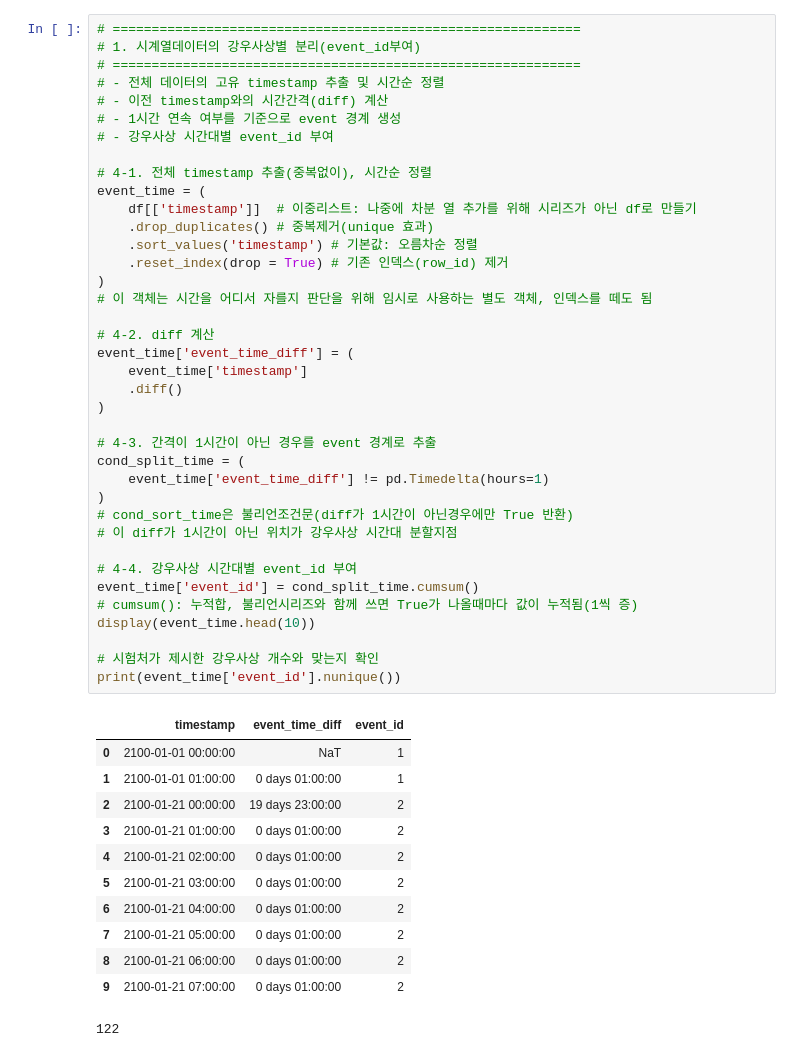
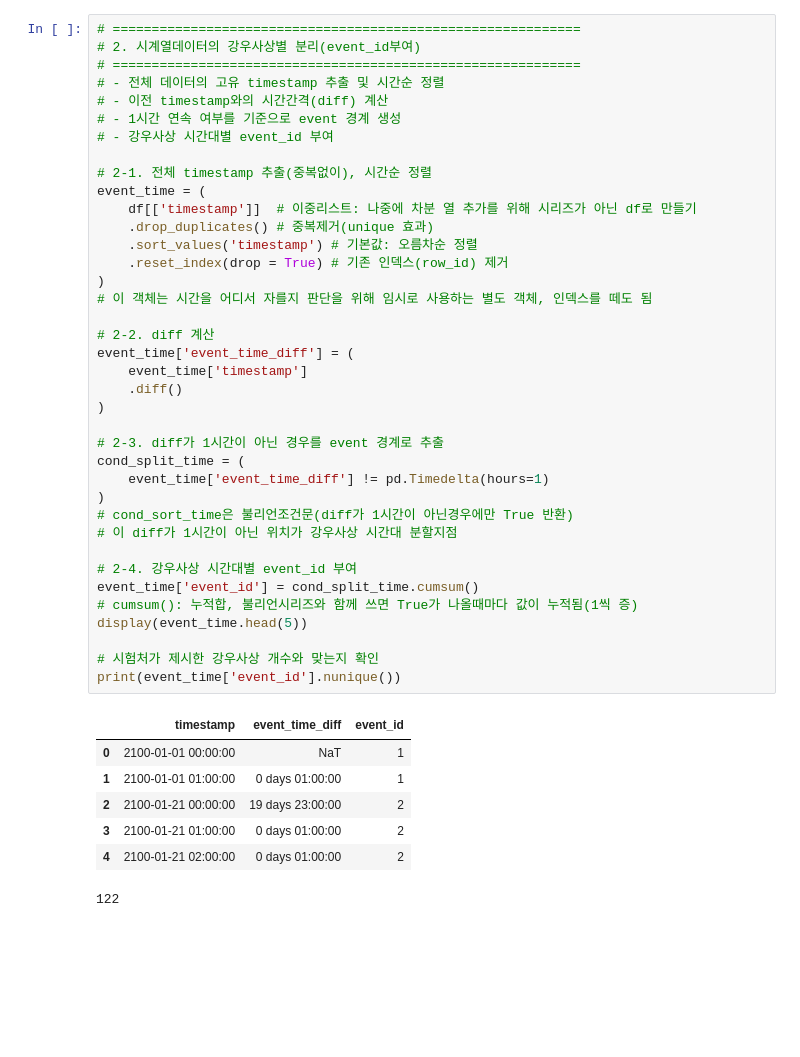
Before and after one commit to soohok402/AI_Data_exhibition, a Jupyter notebook: notebook/2-1_time_data_split.ipynb, the cells around one changed output. Cells and saved outputs as stored; diff of their text form; blank space fills up the shorter version.

```diff
--- a/notebook/2-1_time_data_split.ipynb
+++ b/notebook/2-1_time_data_split.ipynb
@@ -12,54 +14,49 @@ import pandas as pd
 df = pd.read_parquet(PROJECT_ROOT / 'parqueted_data' / 'train.parquet')
 # %%
 # ============================================================
-# 1. 시계열데이터의 강우사상별 분리(event_id부여)
+# 2. 시계열데이터의 강우사상별 분리(event_id부여)
 # ============================================================
 # - 전체 데이터의 고유 timestamp 추출 및 시간순 정렬
 # - 이전 timestamp와의 시간간격(diff) 계산
 # - 1시간 연속 여부를 기준으로 event 경계 생성
 # - 강우사상 시간대별 event_id 부여
 
-# 4-1. 전체 timestamp 추출(중복없이), 시간순 정렬
+# 2-1. 전체 timestamp 추출(중복없이), 시간순 정렬
 event_time = (
     df[['timestamp']]  # 이중리스트: 나중에 차분 열 추가를 위해 시리즈가 아닌 df로 만들기
     .drop_duplicates() # 중복제거(unique 효과)
     .sort_values('timestamp') # 기본값: 오름차순 정렬
     .reset_index(drop = True) # 기존 인덱스(row_id) 제거
 )
 # 이 객체는 시간을 어디서 자를지 판단을 위해 임시로 사용하는 별도 객체, 인덱스를 떼도 됨
 
-# 4-2. diff 계산
+# 2-2. diff 계산
 event_time['event_time_diff'] = (
     event_time['timestamp']
     .diff()
 )
 
-# 4-3. 간격이 1시간이 아닌 경우를 event 경계로 추출
+# 2-3. diff가 1시간이 아닌 경우를 event 경계로 추출
 cond_split_time = (
     event_time['event_time_diff'] != pd.Timedelta(hours=1)
 )
 # cond_sort_time은 불리언조건문(diff가 1시간이 아닌경우에만 True 반환)
 # 이 diff가 1시간이 아닌 위치가 강우사상 시간대 분할지점
 
-# 4-4. 강우사상 시간대별 event_id 부여
+# 2-4. 강우사상 시간대별 event_id 부여
 event_time['event_id'] = cond_split_time.cumsum()
 # cumsum(): 누적합, 불리언시리즈와 함께 쓰면 True가 나올때마다 값이 누적됨(1씩 증)
-display(event_time.head(10))
+display(event_time.head(5))
 
 # 시험처가 제시한 강우사상 개수와 맞는지 확인
 print(event_time['event_id'].nunique())
 # %% [output]
 |  | timestamp | event_time_diff | event_id |
 | 0 | 2100-01-01 00:00:00 | NaT | 1 |
 | 1 | 2100-01-01 01:00:00 | 0 days 01:00:00 | 1 |
 | 2 | 2100-01-21 00:00:00 | 19 days 23:00:00 | 2 |
 | 3 | 2100-01-21 01:00:00 | 0 days 01:00:00 | 2 |
 | 4 | 2100-01-21 02:00:00 | 0 days 01:00:00 | 2 |
-| 5 | 2100-01-21 03:00:00 | 0 days 01:00:00 | 2 |
-| 6 | 2100-01-21 04:00:00 | 0 days 01:00:00 | 2 |
-| 7 | 2100-01-21 05:00:00 | 0 days 01:00:00 | 2 |
-| 8 | 2100-01-21 06:00:00 | 0 days 01:00:00 | 2 |
-| 9 | 2100-01-21 07:00:00 | 0 days 01:00:00 | 2 |
 122
 # %%
 # ============================================================
```
Also changed, not shown: parts of 5 cells of this notebook, 15 other files.
